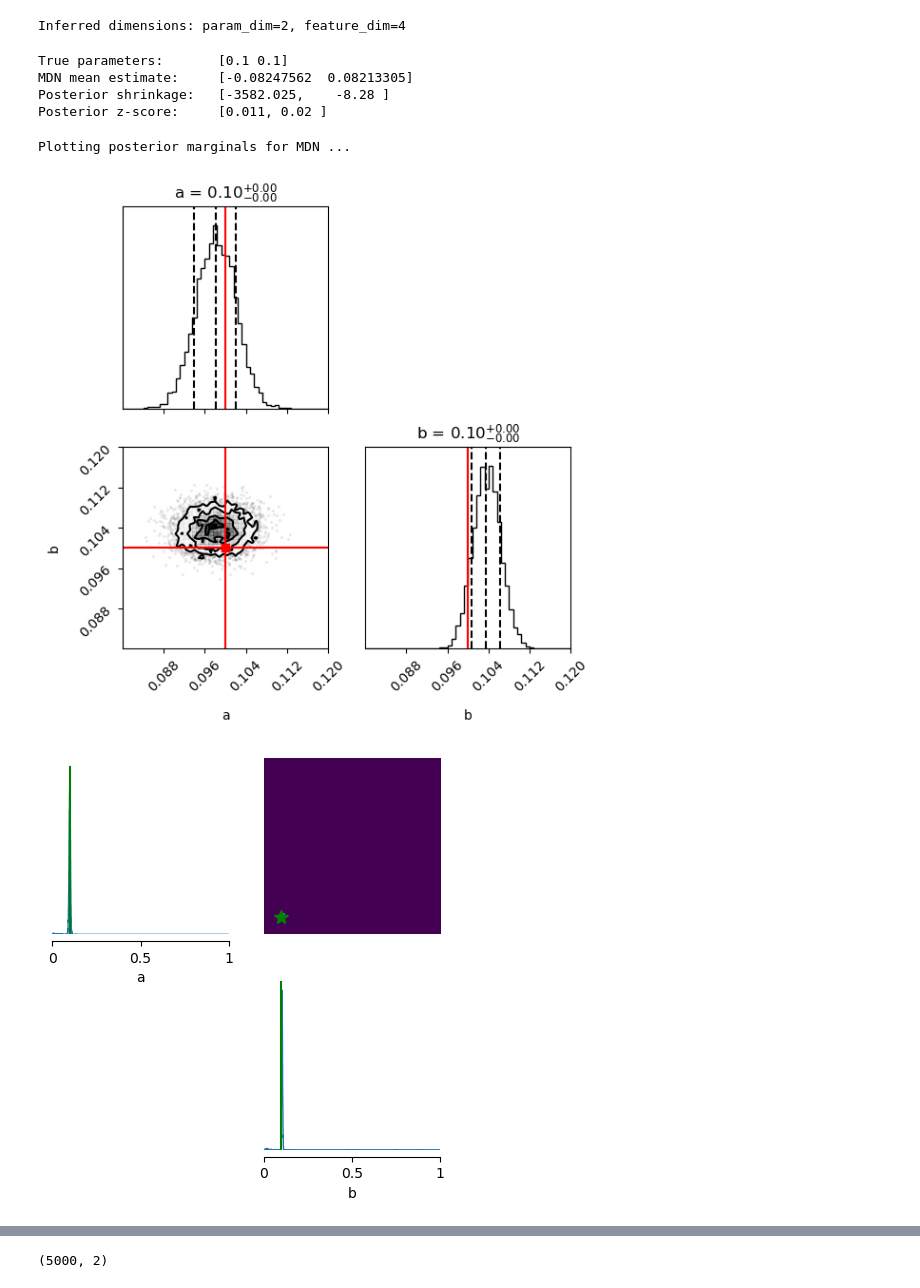
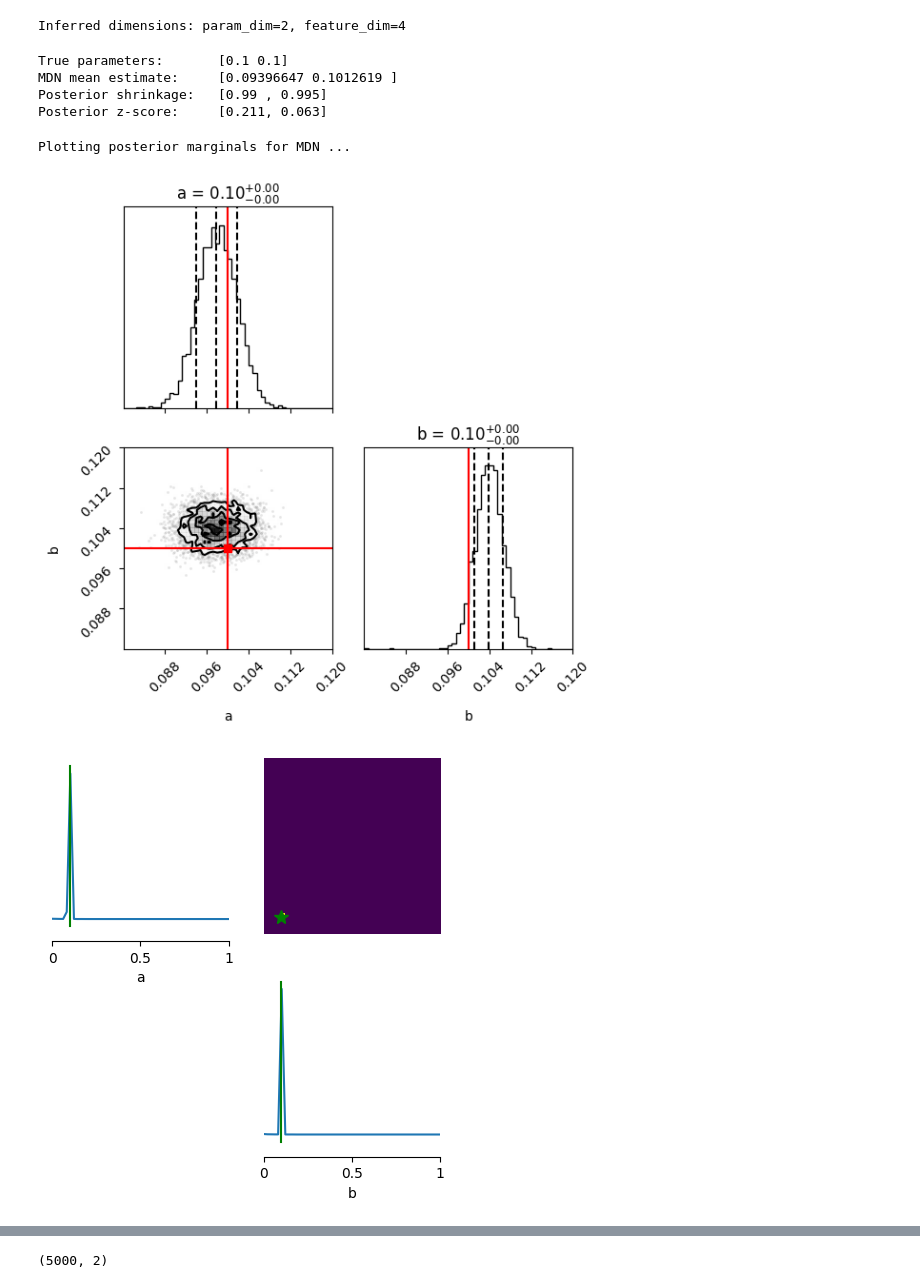
Before and after one commit to ins-amu/vbi, a Jupyter notebook: docs/examples/damp_oscillator_cde.ipynb, the cells around one changed output, grey strips where cells are left out. Drawn from its saved outputs; the diff is of its cells as text; code cells hidden in the pictures.

```diff
--- a/docs/examples/damp_oscillator_cde.ipynb
+++ b/docs/examples/damp_oscillator_cde.ipynb
@@ -158,7 +158,7 @@ mdn_estimator.train(theta, stat_vec, n_iter=500, learning_rate=5e-4)
 
 # --- sample from posterior ---
 rng = anp.random.RandomState(seed)
-samples = mdn_estimator.sample(xo, n_samples=5000, rng=rng)[0]
+samples = mdn_estimator.sample(xo, n_samples=5000, rng=rng, log_prob_threshold=-5.0)[0]
 
 shrinkage = posterior_shrinkage_numpy(theta, samples)
 zscore = posterior_zscore_numpy(theta_true_np, samples)
@@ -172,9 +172,9 @@ print("Posterior shrinkage:  ", np.array2string(shrinkage, precision=3, separato
 print("Posterior z-score:    ", np.array2string(zscore, precision=3, separator=", "))
 # %% [output]
 True parameters:       [0.1 0.1]
-MDN mean estimate:     [-0.08247562  0.08213305]
-Posterior shrinkage:   [-3582.025,    -8.28 ]
-Posterior z-score:     [0.011, 0.02 ]
+MDN mean estimate:     [0.09396647 0.1012619 ]
+Posterior shrinkage:   [0.99 , 0.995]
+Posterior z-score:     [0.211, 0.063]
 # %%
 with open("output/posterior.pkl", "wb") as f:
     pickle.dump(mdn_estimator, f)
@@ -203,27 +203,27 @@ plt.tight_layout()
 plt.show()
 # %% [output]
 Plotting posterior marginals for MDN ...
-[figure, old version]
+[figure, new version]
 # %%
 from vbi.plot import pairplot_numpy
 
 limits = [(0.0, 1.0), (0.0, 1.0)]
 
 fig, ax = pairplot_numpy(
     samples,
     points=theta_true_np.reshape(1, -1),
     figsize=(5, 5),
     limits=limits,
     labels=["a", "b"],
-    # upper="kde",
-    # diag="kde",
+    upper="kde",
+    diag="kde",
     fig_kwargs=dict(
         points_offdiag=dict(marker="*", markersize=10),
         points_colors=["g"],
     ),
 )
 # %% [output]
-[figure, old version]
+[figure, new version]
 # %%
 maf_estimator = MAFEstimator(n_flows=8, hidden_units=128)
 maf_estimator.train(theta, stat_vec, n_iter=500, learning_rate=5e-4)
```
Also changed, not shown: parts of 3 cells of this notebook, 12 other files.
